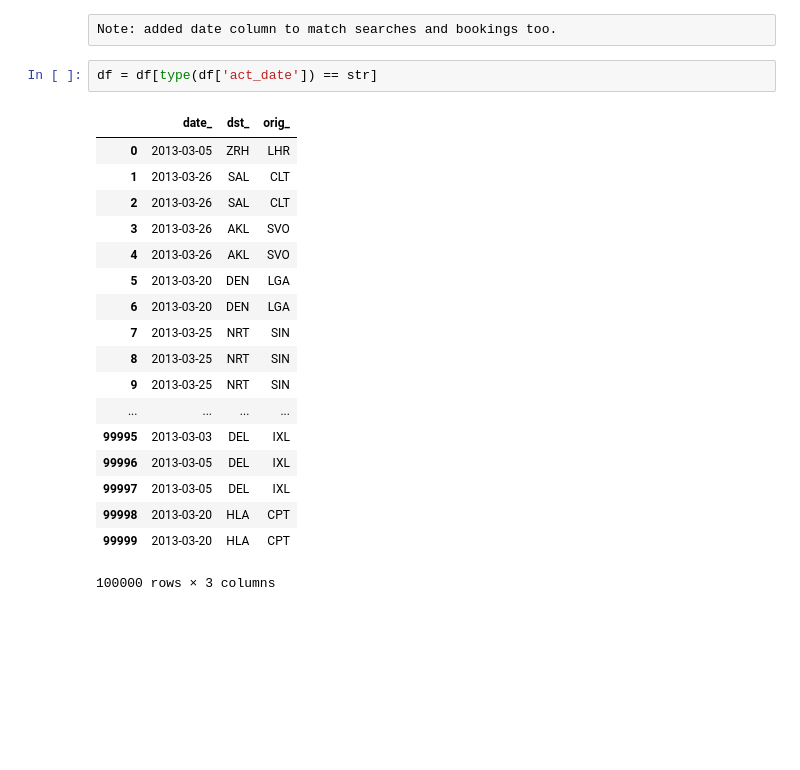
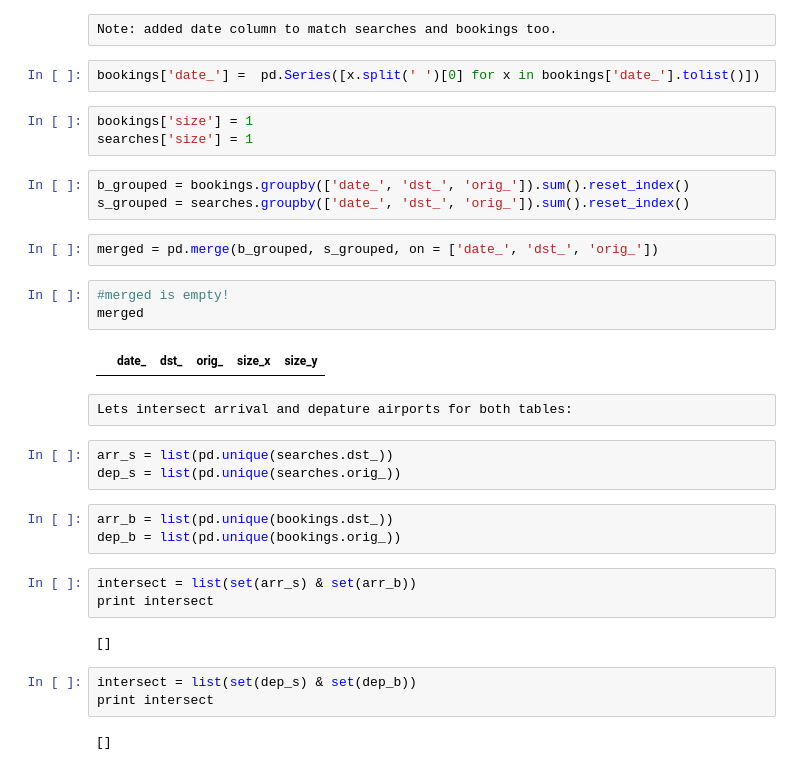
Before and after one commit to nephi1992/test, a Jupyter notebook: test.ipynb, the cells around one changed output. Cells and saved outputs as stored; diff of their text form; blank space fills up the shorter version.

```diff
--- a/test.ipynb
+++ b/test.ipynb
@@ -244,24 +250,36 @@ for f in book_files:
     del(df)
 # %% [raw]
 Note: added date column to match searches and bookings too.
-# %%
-df = df[type(df['act_date']) == str]
-# %% [output]
-|  | date_ | dst_ | orig_ |
-| 0 | 2013-03-05 | ZRH | LHR |
-| 1 | 2013-03-26 | SAL | CLT |
-| 2 | 2013-03-26 | SAL | CLT |
-| 3 | 2013-03-26 | AKL | SVO |
-| 4 | 2013-03-26 | AKL | SVO |
-| 5 | 2013-03-20 | DEN | LGA |
-| 6 | 2013-03-20 | DEN | LGA |
-| 7 | 2013-03-25 | NRT | SIN |
-| 8 | 2013-03-25 | NRT | SIN |
-| 9 | 2013-03-25 | NRT | SIN |
-| ... | ... | ... | ... |
-| 99995 | 2013-03-03 | DEL | IXL |
-| 99996 | 2013-03-05 | DEL | IXL |
-| 99997 | 2013-03-05 | DEL | IXL |
-| 99998 | 2013-03-20 | HLA | CPT |
-| 99999 | 2013-03-20 | HLA | CPT |
-100000 rows × 3 columns
+# %%
+bookings['date_'] =  pd.Series([x.split(' ')[0] for x in bookings['date_'].tolist()])
+# %%
+bookings['size'] = 1
+searches['size'] = 1
+# %%
+b_grouped = bookings.groupby(['date_', 'dst_', 'orig_']).sum().reset_index()
+s_grouped = searches.groupby(['date_', 'dst_', 'orig_']).sum().reset_index()
+# %%
+merged = pd.merge(b_grouped, s_grouped, on = ['date_', 'dst_', 'orig_'])
+# %%
+#merged is empty!
+merged
+# %% [output]
+|  | date_ | dst_ | orig_ | size_x | size_y |
+# %% [raw]
+Lets intersect arrival and depature airports for both tables:
+# %%
+arr_s = list(pd.unique(searches.dst_))
+dep_s = list(pd.unique(searches.orig_))
+# %%
+arr_b = list(pd.unique(bookings.dst_))
+dep_b = list(pd.unique(bookings.orig_))
+# %%
+intersect = list(set(arr_s) & set(arr_b))
+print intersect
+# %% [output]
+[]
+# %%
+intersect = list(set(dep_s) & set(dep_b))
+print intersect
+# %% [output]
+[]
```
Also changed, not shown: parts of 5 cells of this notebook.
